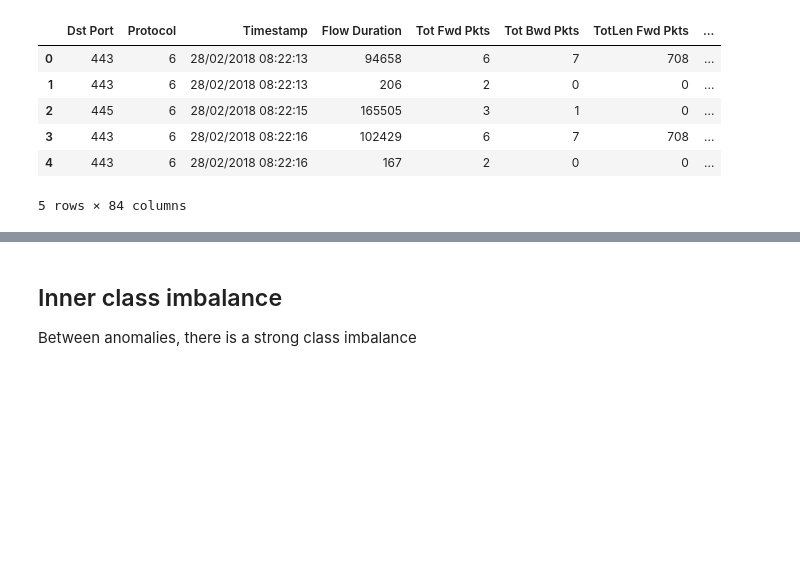
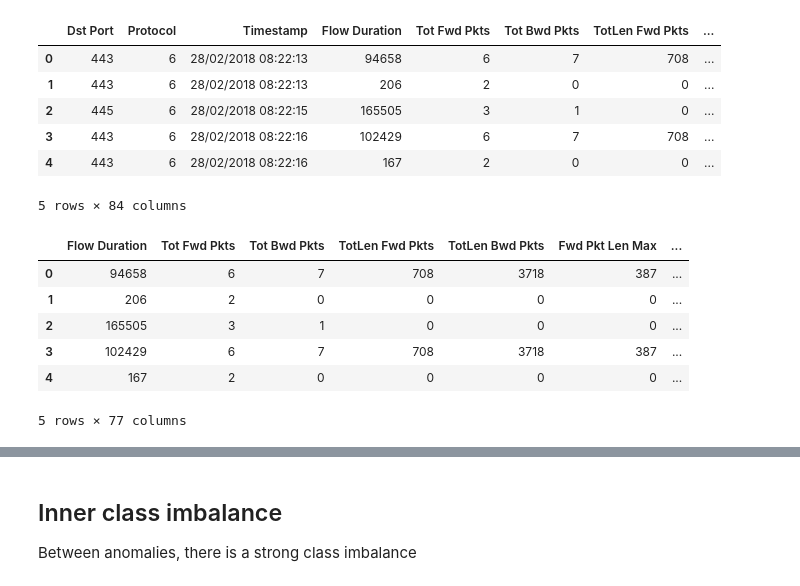
Before and after one commit to ireydiak/anomaly_detection_NRCAN, a Jupyter notebook: data_process/process_ids2018.ipynb, the cells around one changed output, grey strips where cells are left out. Cells and saved outputs as stored; diff of their text form; code cells hidden in the pictures; blank space fills up the shorter version.

```diff
--- a/data_process/process_ids2018.ipynb
+++ b/data_process/process_ids2018.ipynb
@@ -63,3 +63,14 @@ defaultdict(None, {'dropped_cols': '', 'n_dropped_cols': 0, 'n_dropped_rows': 0,
 | 3 | 443 | 6 | 28/02/2018 08:22:16 | 102429 | 6 | 7 | 708 | ... |
 | 4 | 443 | 6 | 28/02/2018 08:22:16 | 167 | 2 | 0 | 0 | ... |
 5 rows × 84 columns
+# %%
+df = pd.read_csv(export_path + "/ids2018_merged.csv")
+df.head(5)
+# %% [output]
+|  | Flow Duration | Tot Fwd Pkts | Tot Bwd Pkts | TotLen Fwd Pkts | TotLen Bwd Pkts | Fwd Pkt Len Max | ... |
+| 0 | 94658 | 6 | 7 | 708 | 3718 | 387 | ... |
+| 1 | 206 | 2 | 0 | 0 | 0 | 0 | ... |
+| 2 | 165505 | 3 | 1 | 0 | 0 | 0 | ... |
+| 3 | 102429 | 6 | 7 | 708 | 3718 | 387 | ... |
+| 4 | 167 | 2 | 0 | 0 | 0 | 0 | ... |
+5 rows × 77 columns
```
Also changed, not shown: parts of 1 cell of this notebook, 14 other files.
